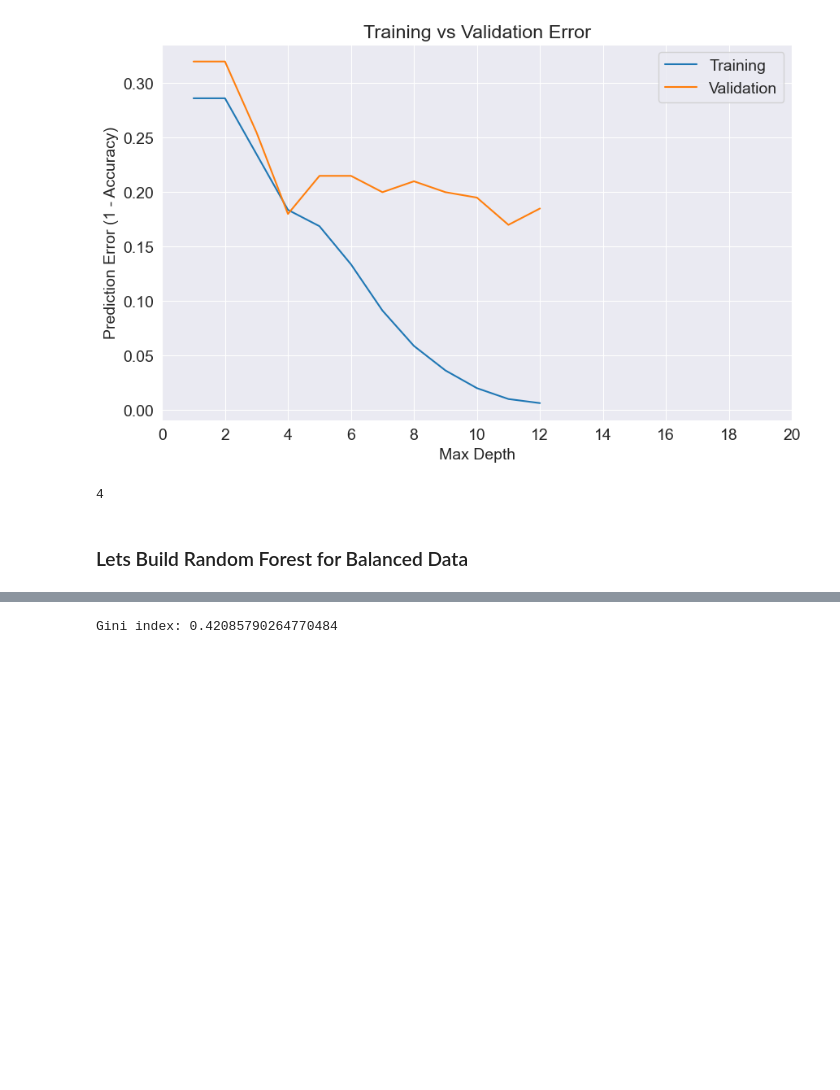
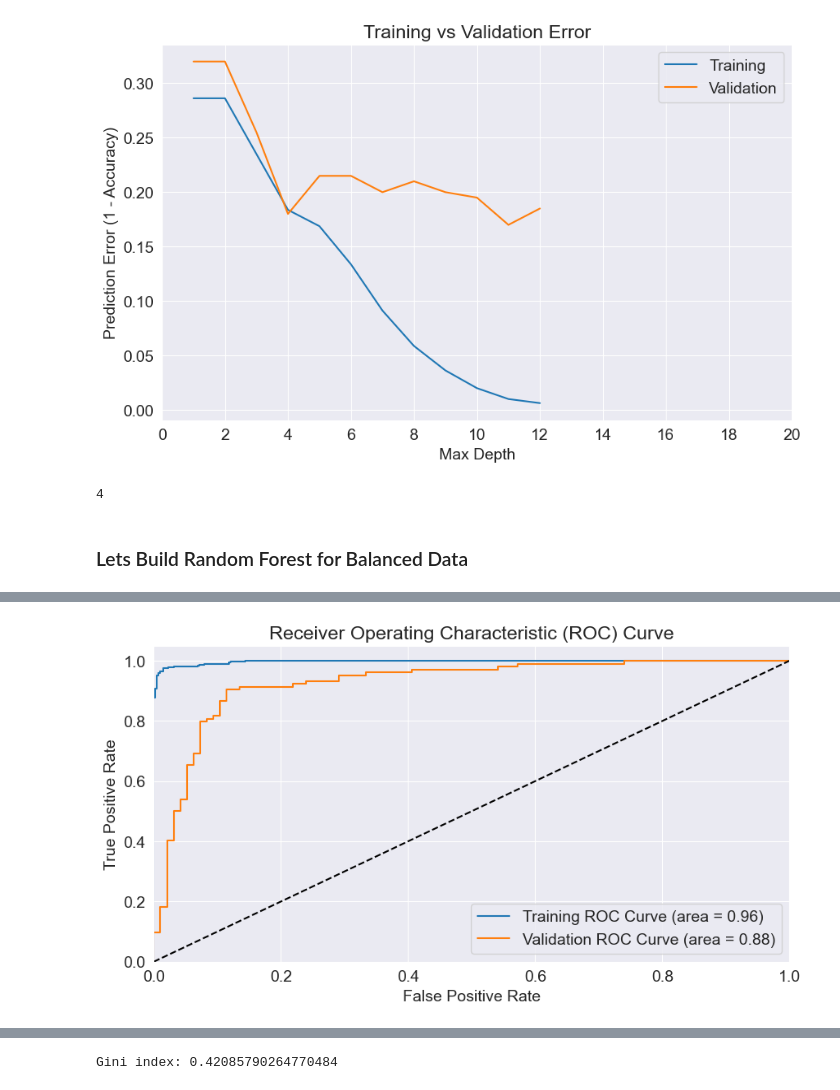
Before and after one commit to rabirabii/oversampling-random-forest, a Jupyter notebook: main.ipynb, the cells around one changed output, grey strips where cells are left out. Saved outputs shown, nothing was run; the diff lists cells and outputs as text; code cells hidden in the pictures; blank space fills up the shorter version.

```diff
--- a/main.ipynb
+++ b/main.ipynb
@@ -996,3 +1042,23 @@ confusion_matrix
+# %%
+# Plot ROC Curve
+train_probs = model_RF.predict_proba(X_train_reshape)[:, 1]
+val_probs = model_RF.predict_proba(X_val_reshape)[:, 1]
+
+train_fpr, train_tpr,_ = roc_curve(y_train_reshape, train_probs)
+val_fpr, val_tpr, _ = roc_curve(y_val_reshape, val_probs)
+plt.figure(figsize=(10 ,5))
+plt.plot(train_fpr, train_tpr, label='Training ROC Curve (area = %0.2f)' % train_roc_auc)
+plt.plot(val_fpr, val_tpr, label='Validation ROC Curve (area = %0.2f)' % val_roc_auc)
+plt.plot([0 , 1] , [0 , 1] ,'k--')
+plt.xlim([0.0 , 1.0])
+plt.ylim([0.0 , 1.05])
+plt.xlabel('False Positive Rate')
+plt.ylabel('True Positive Rate')
+plt.title('Receiver Operating Characteristic (ROC) Curve')
+plt.legend(loc='lower right')
+plt.show()
+# %% [output]
+[figure, added]
 # %%
 nama_kelas = [str(label) for label in model_RF.classes_]
 plt.figure(figsize=(70 , 30))
```
Also changed, not shown: parts of 17 cells of this notebook, 3 other files.
